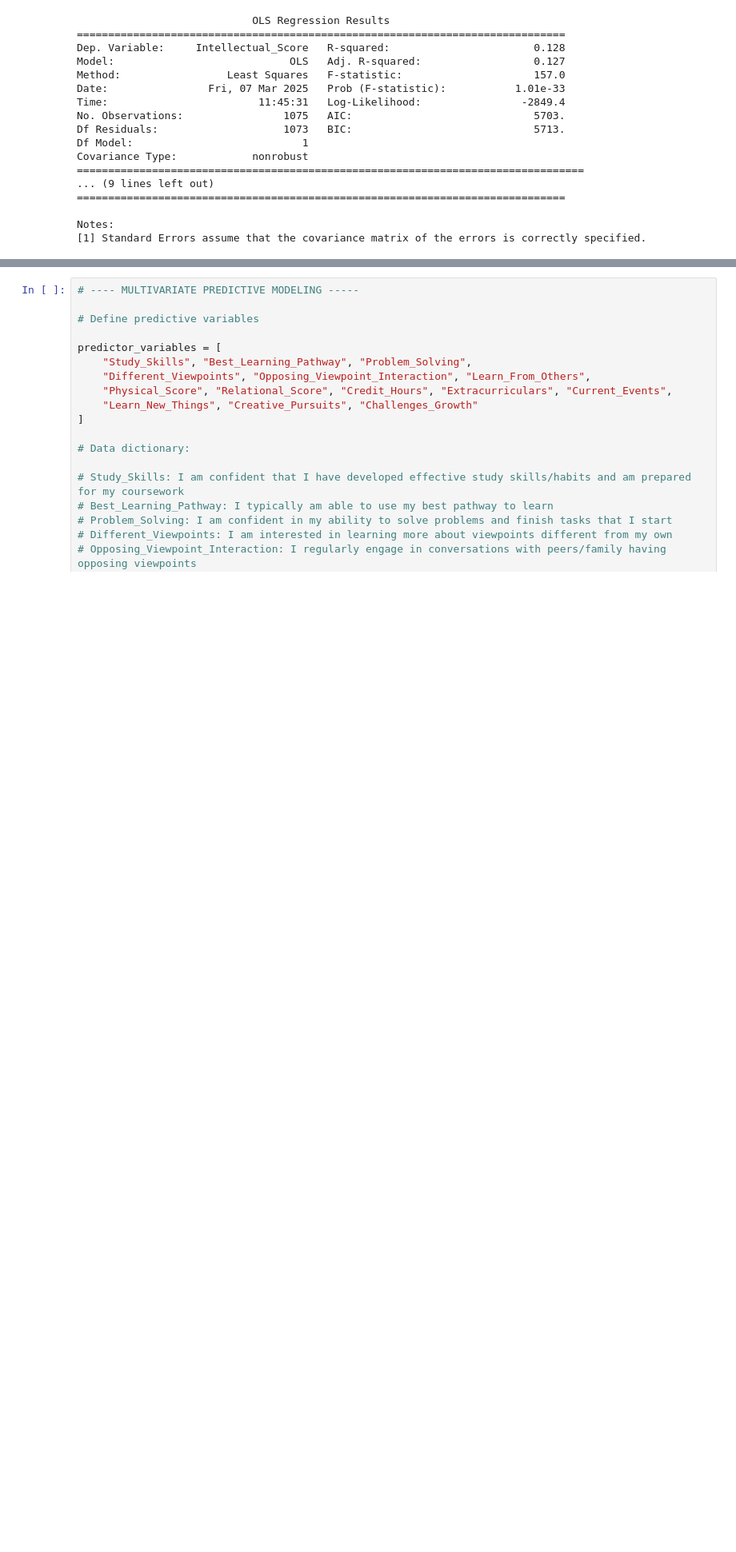
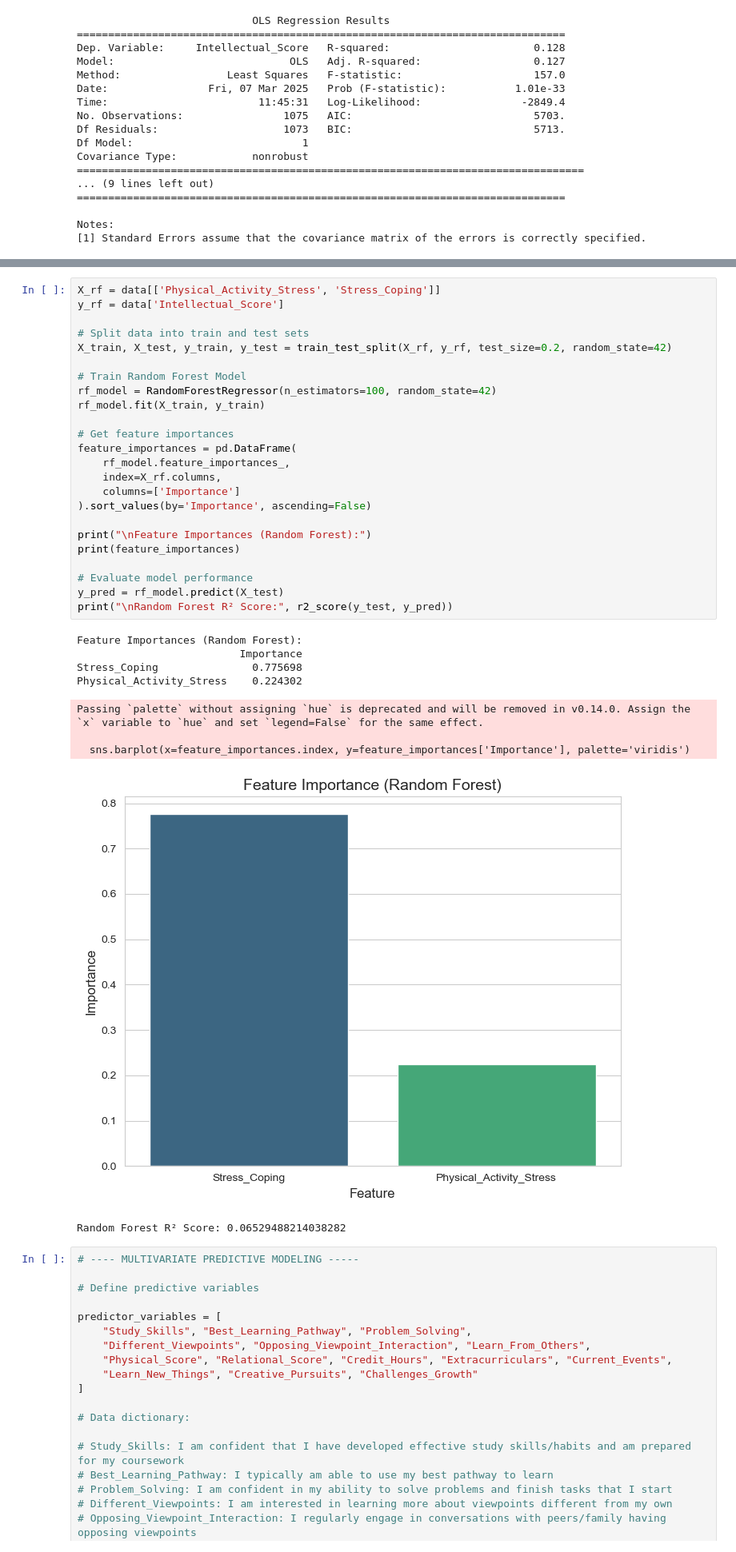
Before and after one commit to Matthew-Wolz/Physical-Health-Research, a Jupyter notebook: Notebook/Physical Health Research.ipynb, the cells around one changed output, grey strips where cells are left out. Shown at 80% size. Cells and saved outputs as stored; diff of their text form; blank space fills up the shorter version.

Commit message:
mediation testing and random forest variable importance

```diff
--- a/Notebook/Physical Health Research.ipynb
+++ b/Notebook/Physical Health Research.ipynb
@@ -217,3 +267,37 @@ Notes:
+# %%
+X_rf = data[['Physical_Activity_Stress', 'Stress_Coping']]
+y_rf = data['Intellectual_Score']
+
+# Split data into train and test sets
+X_train, X_test, y_train, y_test = train_test_split(X_rf, y_rf, test_size=0.2, random_state=42)
+
+# Train Random Forest Model
+rf_model = RandomForestRegressor(n_estimators=100, random_state=42)
+rf_model.fit(X_train, y_train)
+
+# Get feature importances
+feature_importances = pd.DataFrame(
+    rf_model.feature_importances_,
+    index=X_rf.columns,
+    columns=['Importance']
+).sort_values(by='Importance', ascending=False)
+
+print("\nFeature Importances (Random Forest):")
+print(feature_importances)
+
+# Evaluate model performance
+y_pred = rf_model.predict(X_test)
+print("\nRandom Forest R² Score:", r2_score(y_test, y_pred))
+# %% [output]
+Feature Importances (Random Forest):
+                          Importance
+Stress_Coping               0.775698
+Physical_Activity_Stress    0.224302
+Passing `palette` without assigning `hue` is deprecated and will be removed in v0.14.0. Assign the `x` variable to `hue` and set `legend=False` for the same effect.
+
+  sns.barplot(x=feature_importances.index, y=feature_importances['Importance'], palette='viridis')
+[figure, added]
+Random Forest R² Score: 0.06529488214038282
 # %%
 # ---- MULTIVARIATE PREDICTIVE MODELING -----
 
```
Also changed, not shown: parts of 1 cell of this notebook.
